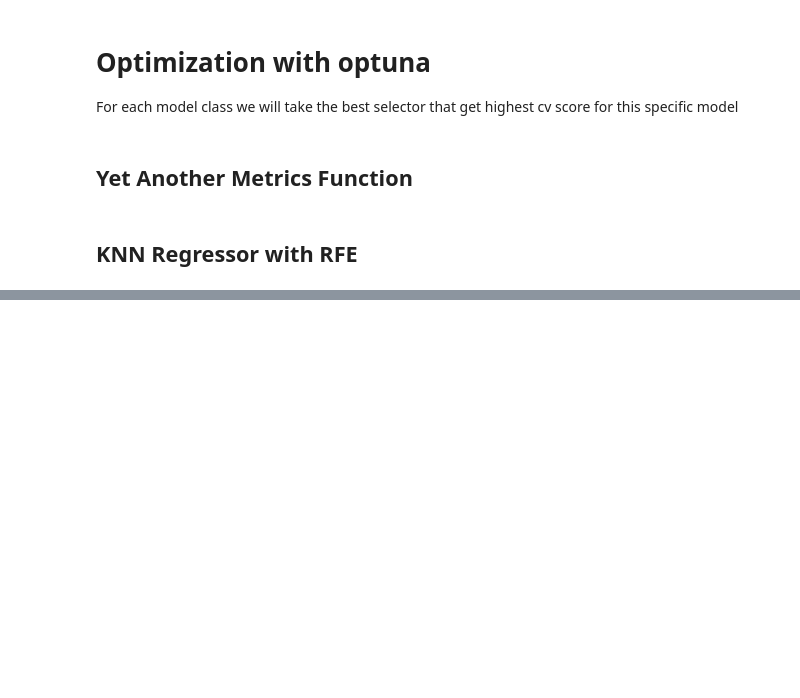
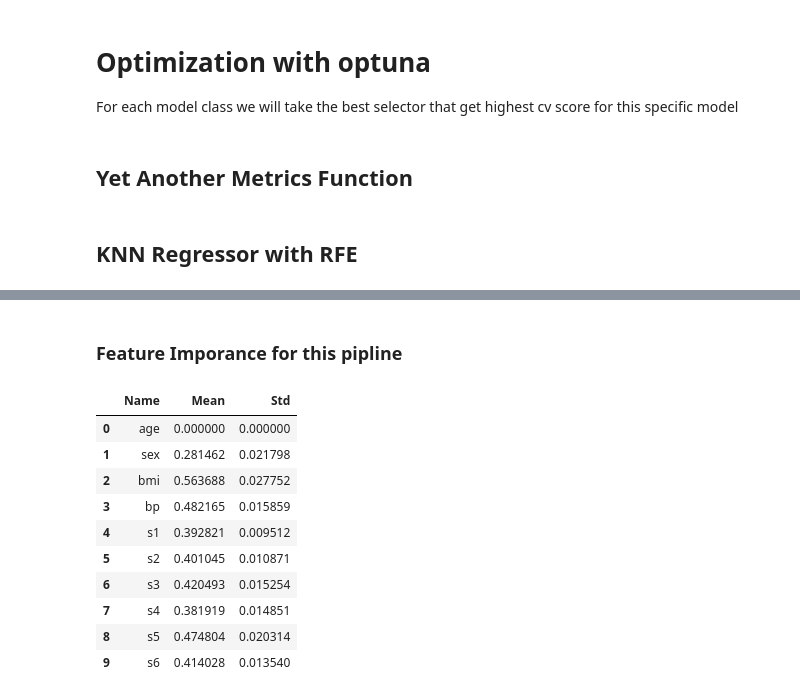
Before and after one commit to xXKeNdAmAmAsTeRXx/Machine-Learning-Tasks, a Jupyter notebook: Model_Selection_and_Regularization/Regression - Diabetes Dataset.ipynb, the cells around one changed output, grey strips where cells are left out. Drawn from its saved outputs; the diff is of its cells as text; code cells hidden in the pictures; blank space fills up the shorter version.

```diff
--- a/Model_Selection_and_Regularization/Regression - Diabetes Dataset.ipynb
+++ b/Model_Selection_and_Regularization/Regression - Diabetes Dataset.ipynb
@@ -583,0 +611,16 @@ Testing Scores
+# %% [markdown]
+### Feature Imporance for this pipline
+# %%
+calculate_feature_importance(knn_pipe)
+# %% [output]
+|  | Name | Mean | Std |
+| 0 | age | 0.000000 | 0.000000 |
+| 1 | sex | 0.281462 | 0.021798 |
+| 2 | bmi | 0.563688 | 0.027752 |
+| 3 | bp | 0.482165 | 0.015859 |
+| 4 | s1 | 0.392821 | 0.009512 |
+| 5 | s2 | 0.401045 | 0.010871 |
+| 6 | s3 | 0.420493 | 0.015254 |
+| 7 | s4 | 0.381919 | 0.014851 |
+| 8 | s5 | 0.474804 | 0.020314 |
+| 9 | s6 | 0.414028 | 0.013540 |
```
Also changed, not shown: parts of 3 cells of this notebook.
